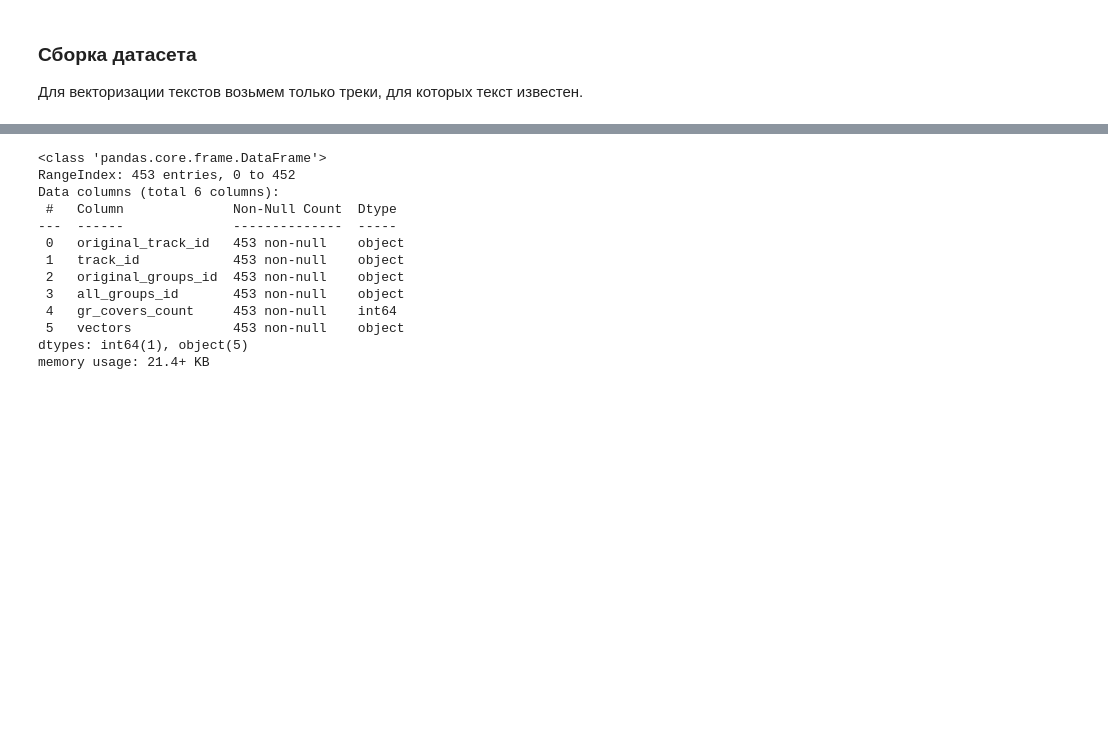
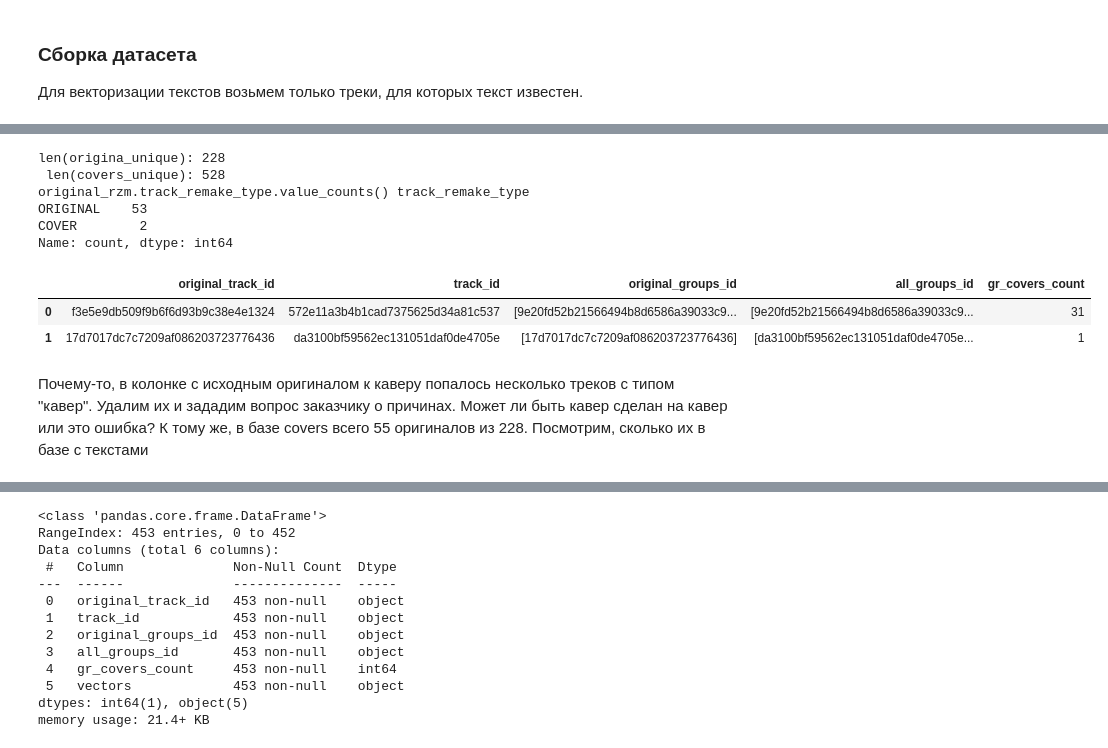
Before and after one commit to EkaterinaIII/Y_Music_NLP, a Jupyter notebook: y_music.ipynb, the cells around one changed output, grey strips where cells are left out. Cells and saved outputs as stored; diff of their text form; code cells hidden in the pictures; blank space fills up the shorter version.

```diff
--- a/y_music.ipynb
+++ b/y_music.ipynb
@@ -1524,0 +1554,16 @@ df_test.head(1)
+# %%
+df_test=create_groups_id(covers,lyrics_max)
+df_test.head(2)
+# %% [output]
+len(origina_unique): 228
+ len(covers_unique): 528
+original_rzm.track_remake_type.value_counts() track_remake_type
+ORIGINAL    53
+COVER        2
+Name: count, dtype: int64
+|  | original_track_id | track_id | original_groups_id | all_groups_id | gr_covers_count |
+| 0 | f3e5e9db509f9b6f6d93b9c38e4e1324 | 572e11a3b4b1cad7375625d34a81c537 | [9e20fd52b21566494b8d6586a39033c9... | [9e20fd52b21566494b8d6586a39033c9... | 31 |
+| 1 | 17d7017dc7c7209af086203723776436 | da3100bf59562ec131051daf0de4705e | [17d7017dc7c7209af086203723776436] | [da3100bf59562ec131051daf0de4705e... | 1 |
+# %% [markdown]
+Почему-то, в колонке с исходным оригиналом к каверу попалось несколько треков с типом "кавер". Удалим их и зададим вопрос заказчику о причинах. Может ли быть кавер сделан на кавер или это ошибка?
+К тому же, в базе covers всего 55 оригиналов из 228. Посмотрим, сколько их в базе с текстами
```
Also changed, not shown: parts of 69 cells of this notebook.
